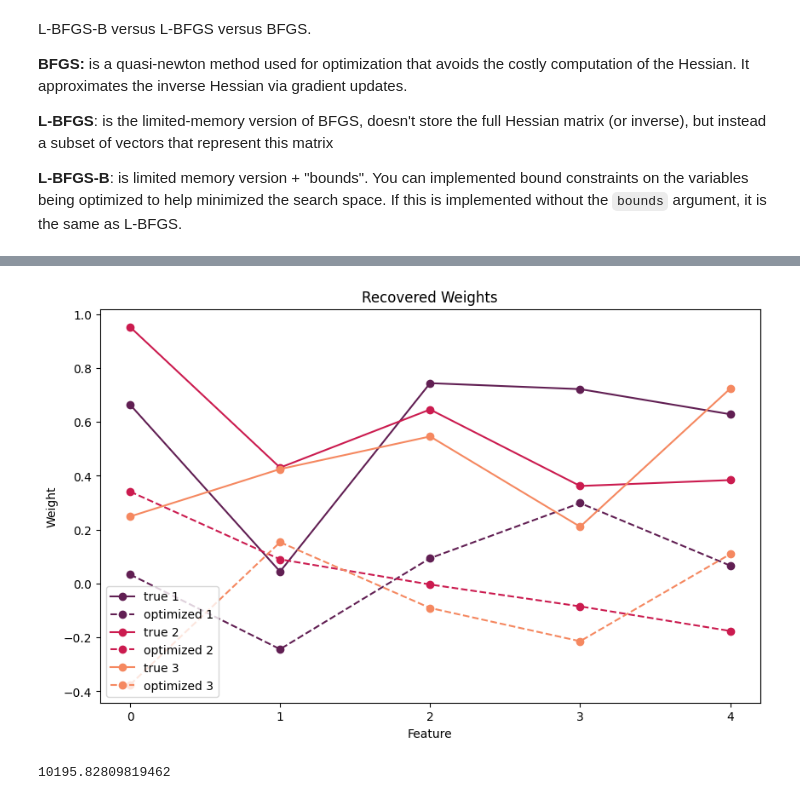
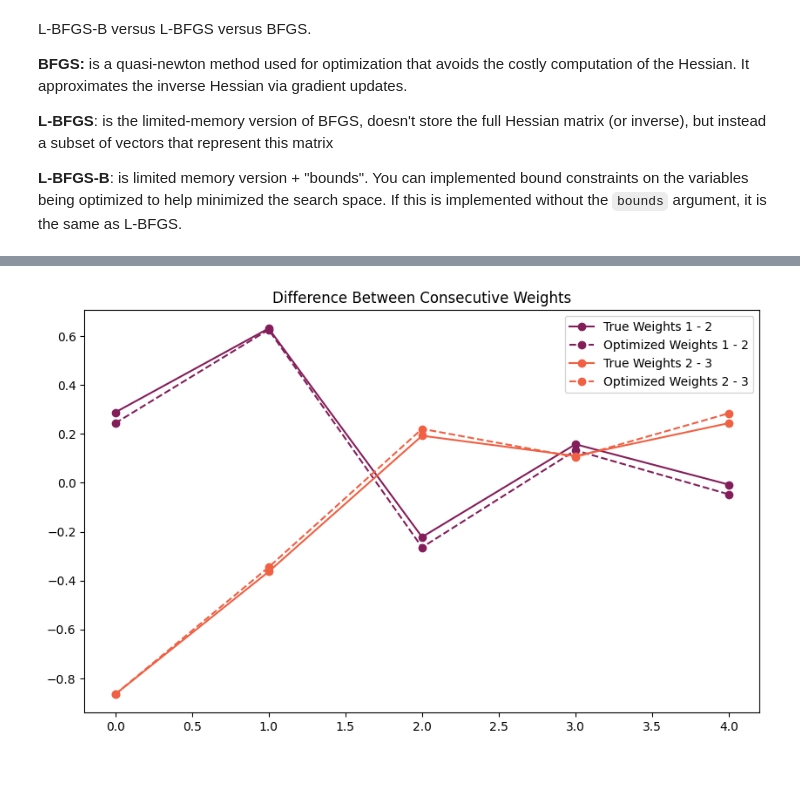
Before and after one commit to jess-breda/violations-multinomial, a Jupyter notebook: multiclass_logistic_regression.ipynb, the cells around one changed output, grey strips where cells are left out. Cells and saved outputs as stored; diff of their text form; code cells hidden in the pictures; blank space fills up the shorter version.

```diff
--- a/multiclass_logistic_regression.ipynb
+++ b/multiclass_logistic_regression.ipynb
@@ -259,8 +254,47 @@ plt.plot(optimized_W[:, 0] - optimized_W[:, 1], color="orange")
+# %%
+def plot_weight_differences(true_W, optimized_W):
+    """
+    Plot the differences between consecutive weights for both true and optimized weights.
+
+    Parameters:
+    - true_W: true weights
+    - optimized_W: weights obtained after optimization
+
+    Returns:
+    - plots the differences.
+    """
+
+    # Number of classes
+    D_w_bias = true_W.shape[0]
+    C = true_W.shape[1]
+
+    # labels / colors
+    feature_and_bias_labels = np.arange(D_w_bias)
+    colors = sns.color_palette("rocket", n_colors=C - 1).as_hex()
+
+    fig, ax = plt.subplots(figsize=(10, 6))
+    for c in range(C - 1):
+        ax.plot(
+            feature_and_bias_labels,
+            true_W[:, c] - true_W[:, c + 1],
+            label=f"True Weights {c+1} - {c+2}",
+            color=colors[c],
+            marker="o",
+        )
+        # Plotting the true weights
+        # plt.plot(true_W[:, i] - true_W[:, i + 1], label=f"True Weights {i+1} - {i+2}")
+        ax.plot(
+            feature_and_bias_labels,
+            optimized_W[:, c] - optimized_W[:, c + 1],
+            label=f"Optimized Weights {c+1} - {c+2}",
+            color=colors[c],
+            marker="o",
+            linestyle="dashed",
+        )
+
+    plt.legend()
+    ax.set_title("Difference Between Consecutive Weights")
 # %%
-plot_weights_multi_class(true_W, optimized_W)
+plot_weight_differences(true_W, optimized_W)
 # %% [output]
-[figure, old version]
+[figure, new version]
-# %%
-multiclass_logistic_cost(true_W, X_with_bias, Y)
-# %% [output]
-10195.82809819462
```
Also changed, not shown: parts of 19 cells of this notebook.
